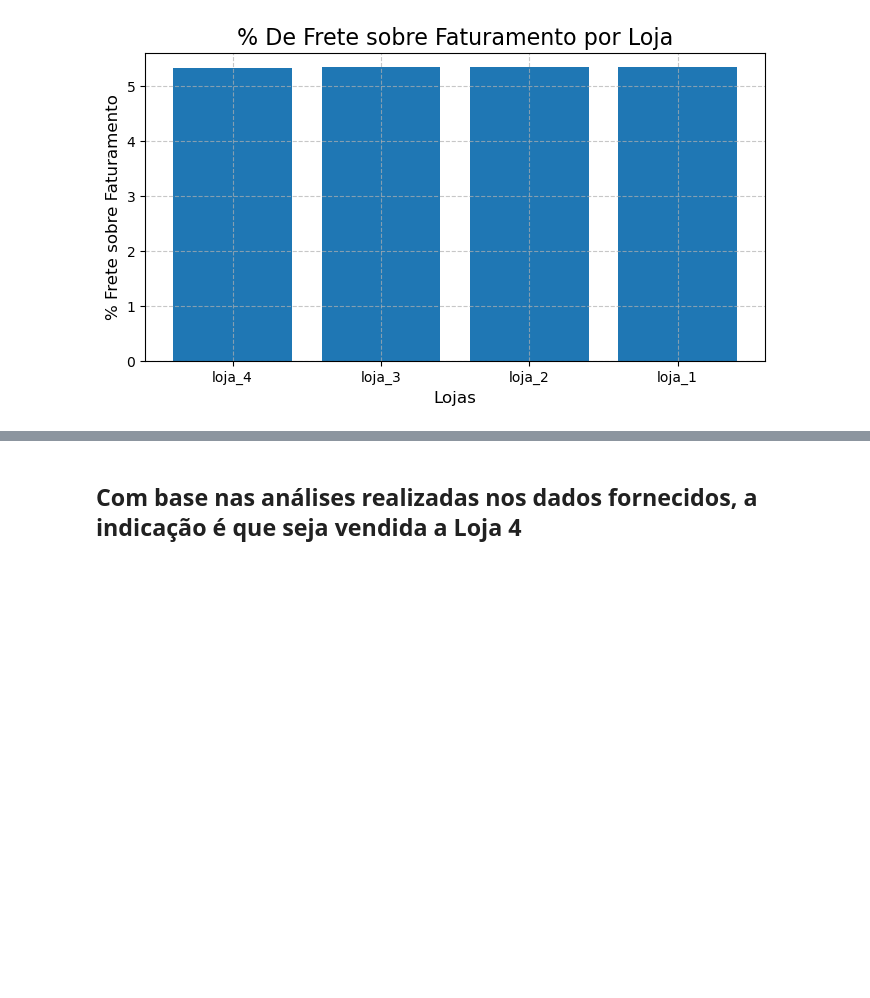
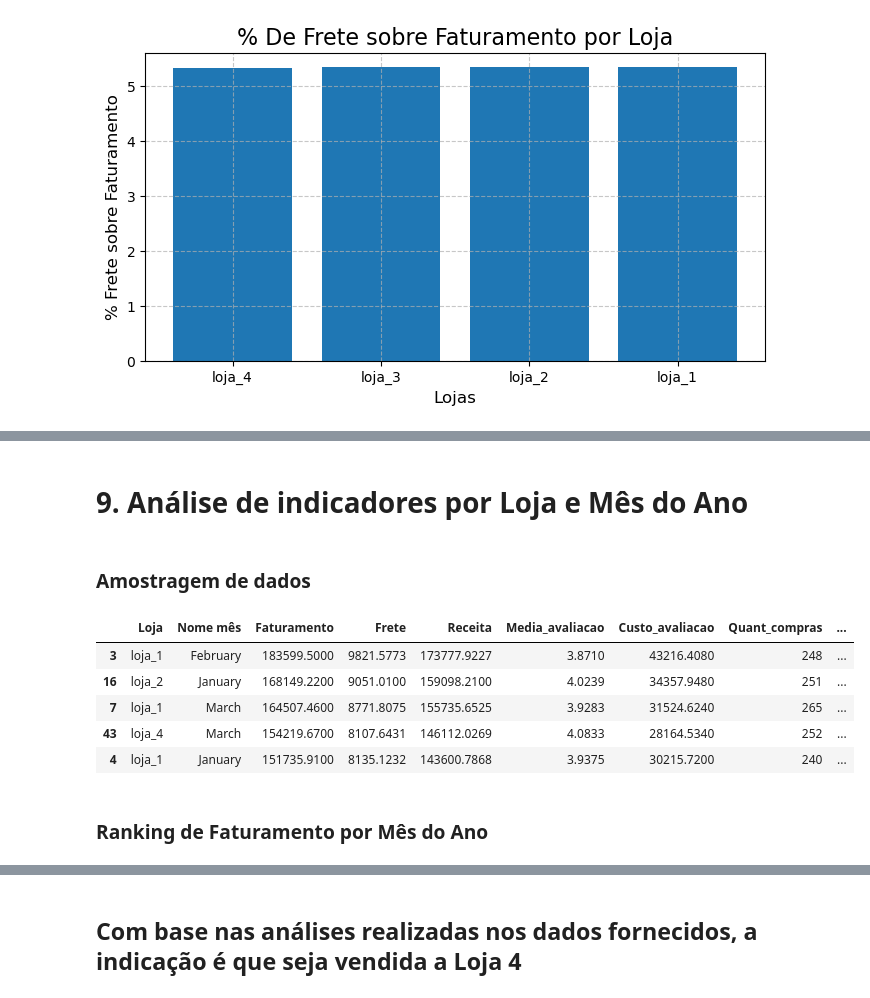
Before and after one commit to jpierre06/alura-challenge-store, a Jupyter notebook: AluraStoreBr.ipynb, the cells around one changed output, grey strips where cells are left out. Saved outputs shown, nothing was run; the diff lists cells and outputs as text; code cells hidden in the pictures; blank space fills up the shorter version.

Commit message:
change: Adiciona análises
Adiciona análises por Local da Compra, Tipo de Pagamento e Meses do Ano

```diff
--- a/AluraStoreBr.ipynb
+++ b/AluraStoreBr.ipynb
@@ -567,0 +753,17 @@ gerar_grafico_barras(df_temp, 'Loja', 'Perc_Frete_Faturamento', '% De Frete sobr
+# %% [markdown]
+# 9. Análise de indicadores por Loja e Mês do Ano
+# %%
+df_resumo_loja_mes = resumo_indicadores(df_lojas, nivel_detalhe=['Loja', 'Nome mês'], classificacao=['Faturamento'], ascendente=[False])
+# %% [markdown]
+### Amostragem de dados
+# %%
+df_resumo_loja_mes.head()
+# %% [output]
+|  | Loja | Nome mês | Faturamento | Frete | Receita | Media_avaliacao | Custo_avaliacao | Quant_compras | ... |
+| 3 | loja_1 | February | 183599.5000 | 9821.5773 | 173777.9227 | 3.8710 | 43216.4080 | 248 | ... |
+| 16 | loja_2 | January | 168149.2200 | 9051.0100 | 159098.2100 | 4.0239 | 34357.9480 | 251 | ... |
+| 7 | loja_1 | March | 164507.4600 | 8771.8075 | 155735.6525 | 3.9283 | 31524.6240 | 265 | ... |
+| 43 | loja_4 | March | 154219.6700 | 8107.6431 | 146112.0269 | 4.0833 | 28164.5340 | 252 | ... |
+| 4 | loja_1 | January | 151735.9100 | 8135.1232 | 143600.7868 | 3.9375 | 30215.7200 | 240 | ... |
+# %% [markdown]
+### Ranking de Faturamento por Mês do Ano
```
Also changed, not shown: parts of 26 cells of this notebook.
